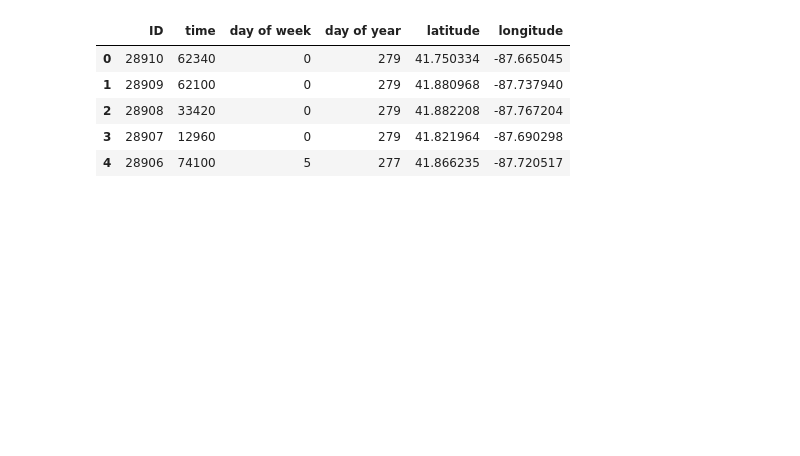
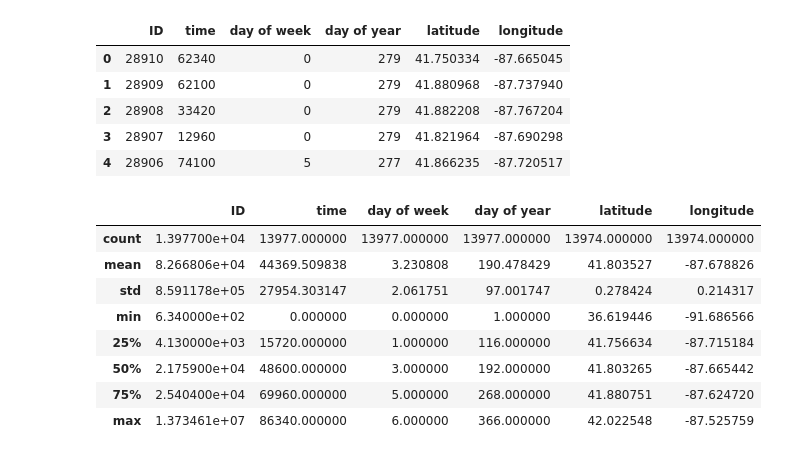
Before and after one commit to lejejefr/ECM_2526_FinalProject, a Jupyter notebook: Sripts/DataCleaning.ipynb, the cells around one changed output. Cells and saved outputs as stored; diff of their text form; code cells hidden in the pictures; blank space fills up the shorter version.

```diff
--- a/Sripts/DataCleaning.ipynb
+++ b/Sripts/DataCleaning.ipynb
@@ -74,19 +77,19 @@ df.drop('Arrest', axis=1)
 #week end, l'hiver). On a pas besoin de la colonne primary type parce qu'on a gardé que les homicides, et les
 #autres colonnes je vois pas à quoi elles servent. si ça vous semble correct ba let's go
 
-clean_df = pd.DataFrame()
-clean_df['ID'] = df['ID']
+select = pd.DataFrame()
+select['ID'] = df['ID']
 
 dates = pd.to_datetime(df['Date'])
 
-clean_df['time'] = dates.dt.hour * 3600 + dates.dt.minute * 60 + dates.dt.second
-clean_df['day of week'] = dates.dt.day_of_week
-clean_df['day of year'] = dates.dt.day_of_year
+select['time'] = dates.dt.hour * 3600 + dates.dt.minute * 60 + dates.dt.second
+select['day of week'] = dates.dt.day_of_week
+select['day of year'] = dates.dt.day_of_year
 
-clean_df['latitude'] = df['Latitude']
-clean_df['longitude'] = df['Longitude']
+select['latitude'] = df['Latitude']
+select['longitude'] = df['Longitude']
 
-clean_df.head()
+select.head()
 # %% [output]
 |  | ID | time | day of week | day of year | latitude | longitude |
 | 0 | 28910 | 62340 | 0 | 279 | 41.750334 | -87.665045 |
@@ -94,3 +97,15 @@ clean_df.head()
 | 2 | 28908 | 33420 | 0 | 279 | 41.882208 | -87.767204 |
 | 3 | 28907 | 12960 | 0 | 279 | 41.821964 | -87.690298 |
 | 4 | 28906 | 74100 | 5 | 277 | 41.866235 | -87.720517 |
+# %%
+select.describe()
+# %% [output]
+|  | ID | time | day of week | day of year | latitude | longitude |
+| count | 1.397700e+04 | 13977.000000 | 13977.000000 | 13977.000000 | 13974.000000 | 13974.000000 |
+| mean | 8.266806e+04 | 44369.509838 | 3.230808 | 190.478429 | 41.803527 | -87.678826 |
+| std | 8.591178e+05 | 27954.303147 | 2.061751 | 97.001747 | 0.278424 | 0.214317 |
+| min | 6.340000e+02 | 0.000000 | 0.000000 | 1.000000 | 36.619446 | -91.686566 |
+| 25% | 4.130000e+03 | 15720.000000 | 1.000000 | 116.000000 | 41.756634 | -87.715184 |
+| 50% | 2.175900e+04 | 48600.000000 | 3.000000 | 192.000000 | 41.803265 | -87.665442 |
+| 75% | 2.540400e+04 | 69960.000000 | 5.000000 | 268.000000 | 41.880751 | -87.624720 |
+| max | 1.373461e+07 | 86340.000000 | 6.000000 | 366.000000 | 42.022548 | -87.525759 |
```
Also changed, not shown: parts of 6 cells of this notebook.
